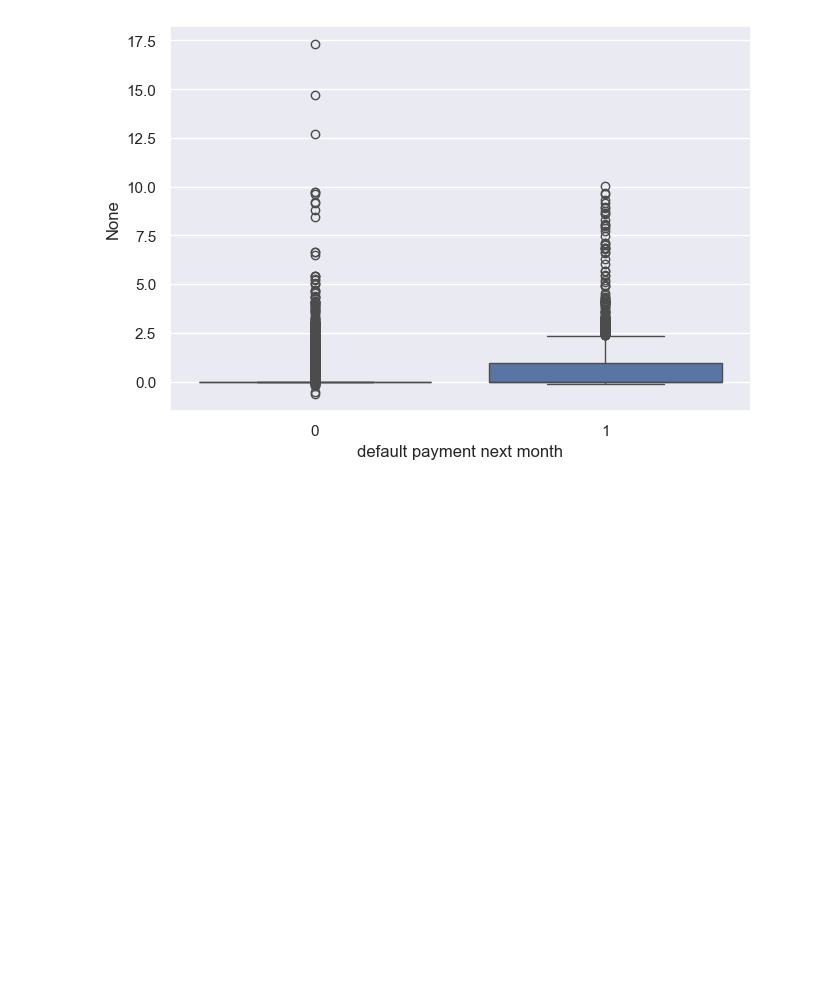
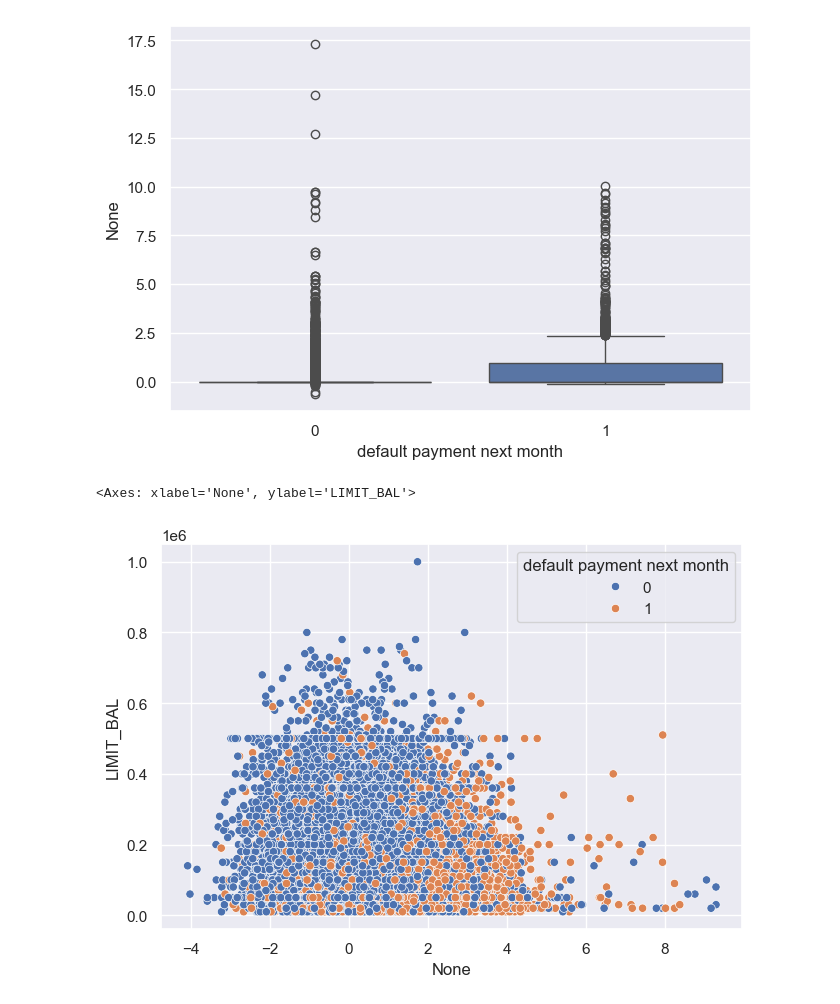
Before and after one commit to jkritsch/Predicting-Credit-Card-Default, a Jupyter notebook: notebooks/Initial Data Cleaning by Juergen.ipynb, the cells around one changed output. Cells and saved outputs as stored; diff of their text form; code cells hidden in the pictures; blank space fills up the shorter version.

```diff
--- a/notebooks/Initial Data Cleaning by Juergen.ipynb
+++ b/notebooks/Initial Data Cleaning by Juergen.ipynb
@@ -307,3 +322,10 @@ sns.boxplot(data=data,x = "default payment next month", y = data["PAY_1"]*data["
 # %% [output]
 <Axes: xlabel='default payment next month', ylabel='None'>
 [figure]
+# %%
+data["noise"]  =  np.random.normal(0, 1, size=(30000,1))
+
+sns.scatterplot(data=data, x = data["PAY_1"] + data["noise"], y = "LIMIT_BAL", hue = "default payment next month")
+# %% [output]
+<Axes: xlabel='None', ylabel='LIMIT_BAL'>
+[figure, added]
```
Also changed, not shown: parts of 9 cells of this notebook.
